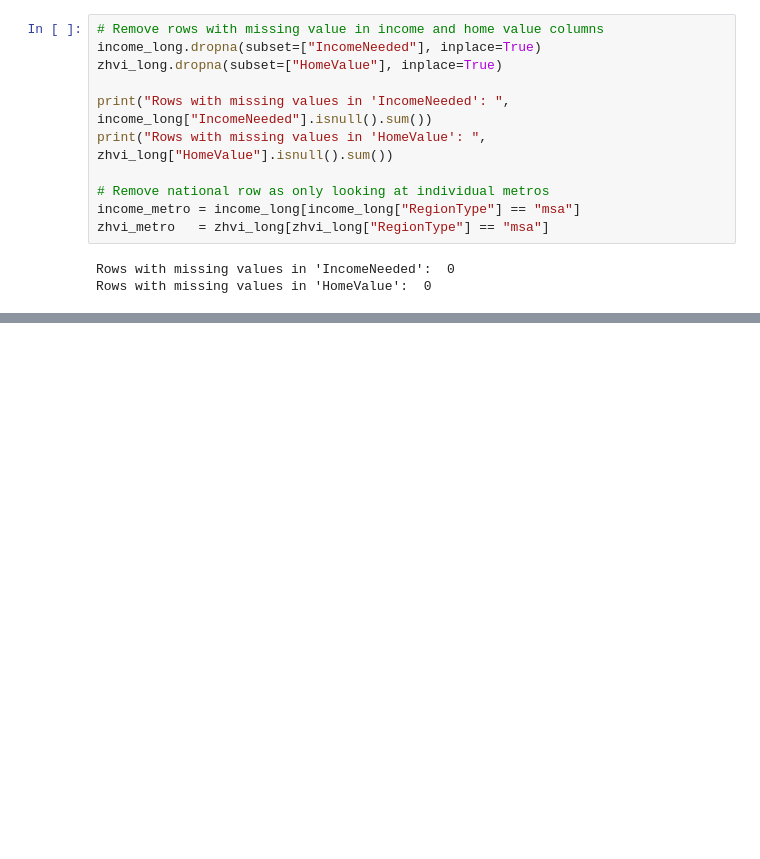
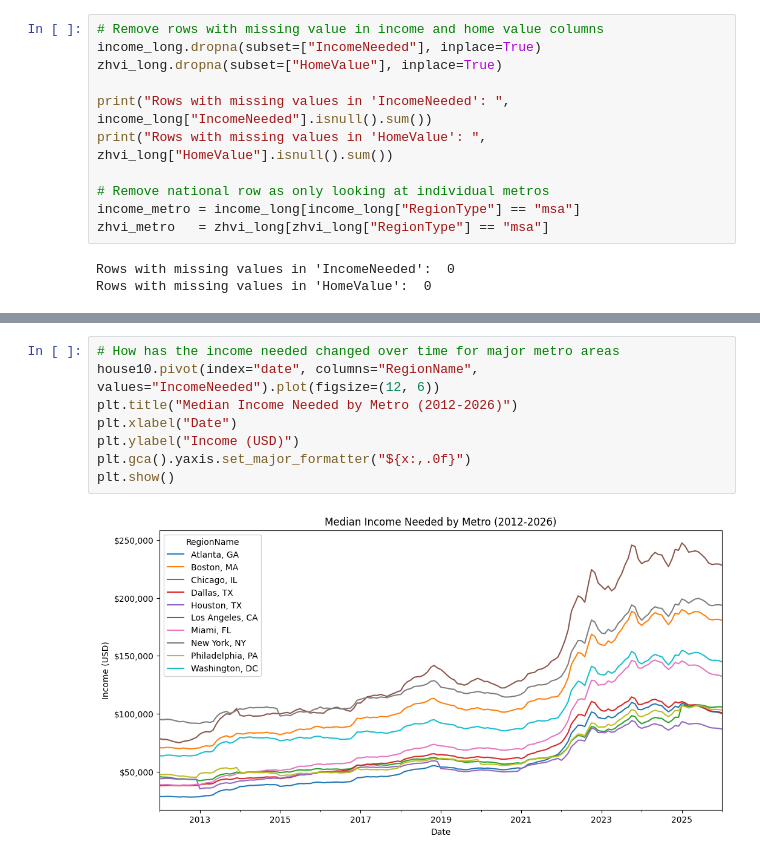
Before and after one commit to jkolo1/STA141B-Final-Project-Group-15, a Jupyter notebook: Housing Project.ipynb, the cells around one changed output, grey strips where cells are left out. Drawn from its saved outputs; the diff is of its cells as text; blank space fills up the shorter version.

```diff
--- a/Housing Project.ipynb
+++ b/Housing Project.ipynb
@@ -106,0 +142,10 @@ merged.head()
+# %%
+# How has the income needed changed over time for major metro areas
+house10.pivot(index="date", columns="RegionName", values="IncomeNeeded").plot(figsize=(12, 6))
+plt.title("Median Income Needed by Metro (2012-2026)")
+plt.xlabel("Date")
+plt.ylabel("Income (USD)")
+plt.gca().yaxis.set_major_formatter("${x:,.0f}")
+plt.show()
+# %% [output]
+[figure, added]
```
Also changed, not shown: parts of 10 cells of this notebook.
